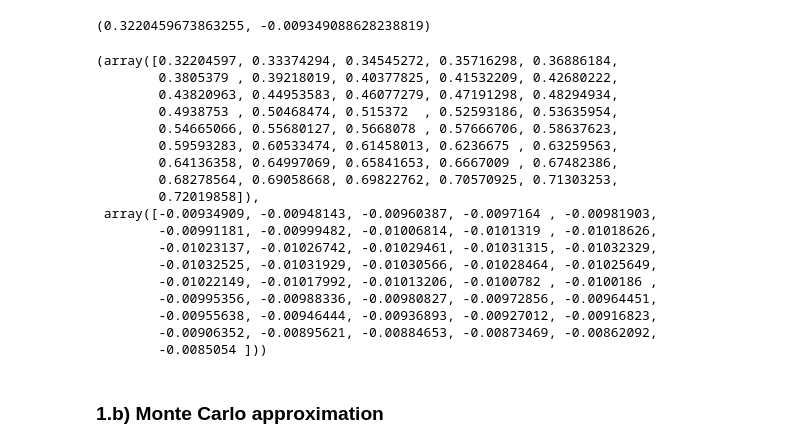
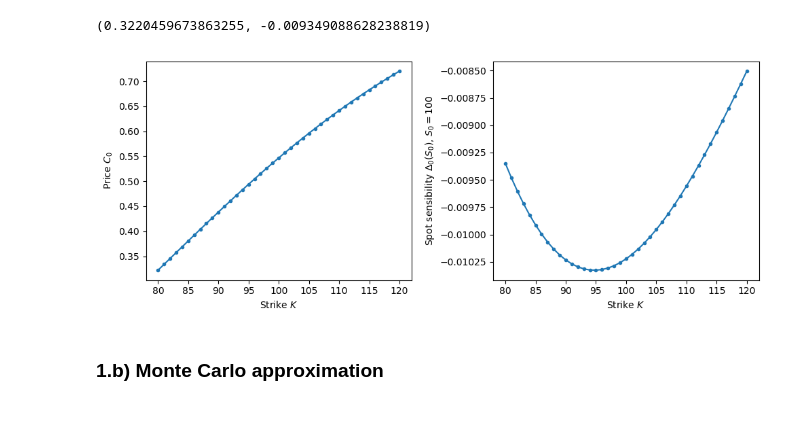
Before and after one commit to ManifoldFR/map552, a Jupyter notebook: cps7-importancesampling/cps7-IS-jallet.ipynb, the cells around one changed output. Drawn from its saved outputs; the diff is of its cells as text; code cells hidden in the pictures; blank space fills up the shorter version.

```diff
--- a/cps7-importancesampling/cps7-IS-jallet.ipynb
+++ b/cps7-importancesampling/cps7-IS-jallet.ipynb
@@ -52,8 +52,9 @@ def strategy(r, sigma, s0, tmax, k):
     dscnt = np.exp(-r*tmax) # discount factor
     x0 = s0/(k*dscnt)
     sigt2 = sigma*sigma*tmax
-    c0 = dscnt*scstats.norm.cdf(-dminus(x0, sigt2))
-    delt0 = -dscnt/(s0*np.sqrt(sigt2))*scstats.norm.pdf(-dminus(x0, sigt2))
+    dm_c = dminus(x0, sigt2)
+    c0 = dscnt*scstats.norm.cdf(-dm_c)
+    delt0 = -dscnt/(s0*np.sqrt(sigt2))*scstats.norm.pdf(-dm_c)
     return c0, delt0
 # %%
 r = 0.02
@@ -65,27 +66,18 @@ k_range = np.array(range(80, 80+40+1))
 strategy(r, sigm0, s0, tmax, k_range[0])
 # %% [output]
 (0.3220459673863255, -0.009349088628238819)
-# %%
-strategy(r, sigm0, s0, tmax, k_range)
-# %% [output]
-(array([0.32204597, 0.33374294, 0.34545272, 0.35716298, 0.36886184,
-        0.3805379 , 0.39218019, 0.40377825, 0.41532209, 0.42680222,
-        0.43820963, 0.44953583, 0.46077279, 0.47191298, 0.48294934,
-        0.4938753 , 0.50468474, 0.515372  , 0.52593186, 0.53635954,
-        0.54665066, 0.55680127, 0.5668078 , 0.57666706, 0.58637623,
-        0.59593283, 0.60533474, 0.61458013, 0.6236675 , 0.63259563,
-        0.64136358, 0.64997069, 0.65841653, 0.6667009 , 0.67482386,
-        0.68278564, 0.69058668, 0.69822762, 0.70570925, 0.71303253,
-        0.72019858]),
- array([-0.00934909, -0.00948143, -0.00960387, -0.0097164 , -0.00981903,
-        -0.00991181, -0.00999482, -0.01006814, -0.0101319 , -0.01018626,
-        -0.01023137, -0.01026742, -0.01029461, -0.01031315, -0.01032329,
-        -0.01032525, -0.01031929, -0.01030566, -0.01028464, -0.01025649,
-        -0.01022149, -0.01017992, -0.01013206, -0.0100782 , -0.0100186 ,
-        -0.00995356, -0.00988336, -0.00980827, -0.00972856, -0.00964451,
-        -0.00955638, -0.00946444, -0.00936893, -0.00927012, -0.00916823,
-        -0.00906352, -0.00895621, -0.00884653, -0.00873469, -0.00862092,
-        -0.0085054 ]))
+# %%
+price, sensib = strategy(r, sigm0, s0, tmax, k_range)
+fig, (ax0, ax1) = plt.subplots(1, 2, figsize=(10,4), dpi=100)
+ax0.plot(k_range, price, marker='.')
+ax0.set_ylabel("Price $C_0$")
+ax0.set_xlabel("Strike $K$")
+ax1.plot(k_range, sensib, marker='.')
+ax1.set_ylabel("Spot sensibility $\Delta_0(S_0)$, $S_0=100$")
+ax1.set_xlabel("Strike $K$")
+fig.tight_layout()
+# %% [output]
+[figure, added]
 # %% [markdown]
 ### 1.b) Monte Carlo approximation
 # %% [markdown]
```
Also changed, not shown: parts of 11 cells of this notebook.
